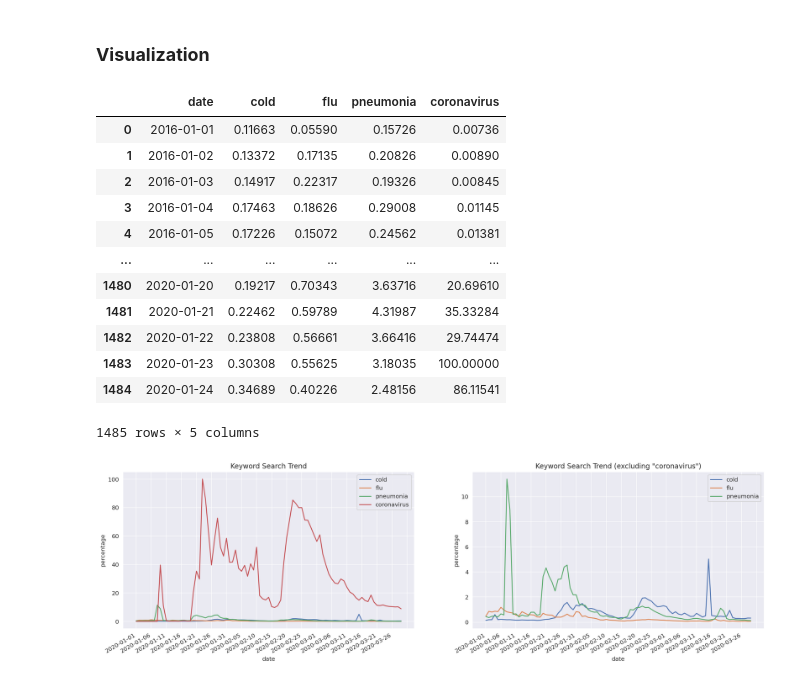
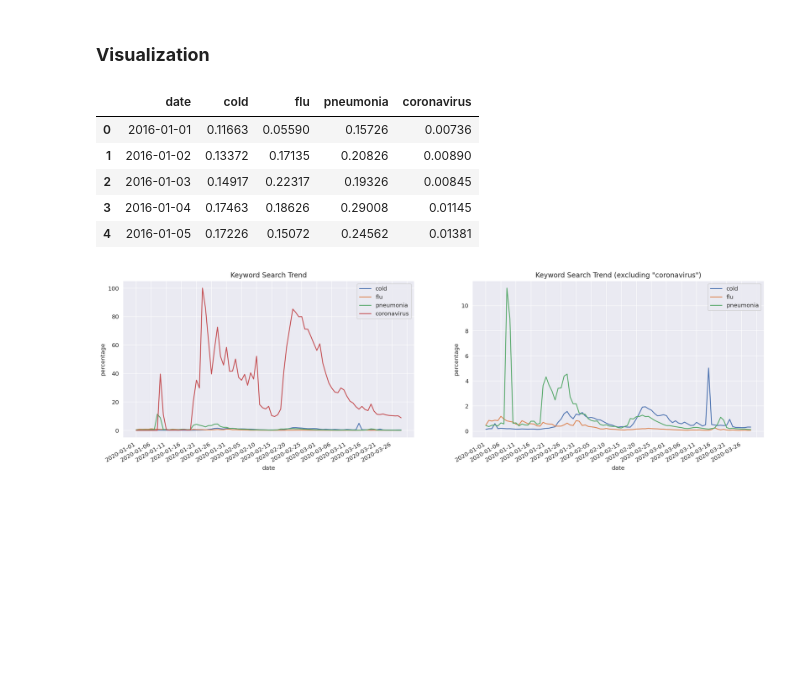
Before and after one commit to hwuiwon/covid-19-analysis-kr, a Jupyter notebook: Covid-19-in-South-Korea.ipynb, the cells around one changed output. Drawn from its saved outputs; the diff is of its cells as text; code cells hidden in the pictures; blank space fills up the shorter version.

```diff
--- a/Covid-19-in-South-Korea.ipynb
+++ b/Covid-19-in-South-Korea.ipynb
@@ -573,21 +601,14 @@ The search keywords related to COVID-19 would have been searched the most when t
 # %%
 # Importing data: Search Trend
 searchtrend = pd.read_csv(os.path.join(DIR_PATH, 'SearchTrend.csv'))
-searchtrend.head(1485)
+searchtrend.head()
 # %% [output]
 |  | date | cold | flu | pneumonia | coronavirus |
 | 0 | 2016-01-01 | 0.11663 | 0.05590 | 0.15726 | 0.00736 |
 | 1 | 2016-01-02 | 0.13372 | 0.17135 | 0.20826 | 0.00890 |
 | 2 | 2016-01-03 | 0.14917 | 0.22317 | 0.19326 | 0.00845 |
 | 3 | 2016-01-04 | 0.17463 | 0.18626 | 0.29008 | 0.01145 |
 | 4 | 2016-01-05 | 0.17226 | 0.15072 | 0.24562 | 0.01381 |
-| ... | ... | ... | ... | ... | ... |
-| 1480 | 2020-01-20 | 0.19217 | 0.70343 | 3.63716 | 20.69610 |
-| 1481 | 2020-01-21 | 0.22462 | 0.59789 | 4.31987 | 35.33284 |
-| 1482 | 2020-01-22 | 0.23808 | 0.56661 | 3.66416 | 29.74474 |
-| 1483 | 2020-01-23 | 0.30308 | 0.55625 | 3.18035 | 100.00000 |
-| 1484 | 2020-01-24 | 0.34689 | 0.40226 | 2.48156 | 86.11541 |
-1485 rows × 5 columns
 # %%
 searchTrend_2020 = searchtrend.iloc[1461:, :]
 fig, (ax1, ax2) = plt.subplots(ncols=2, figsize=(20, 5))
```
Also changed, not shown: parts of 21 cells of this notebook.
